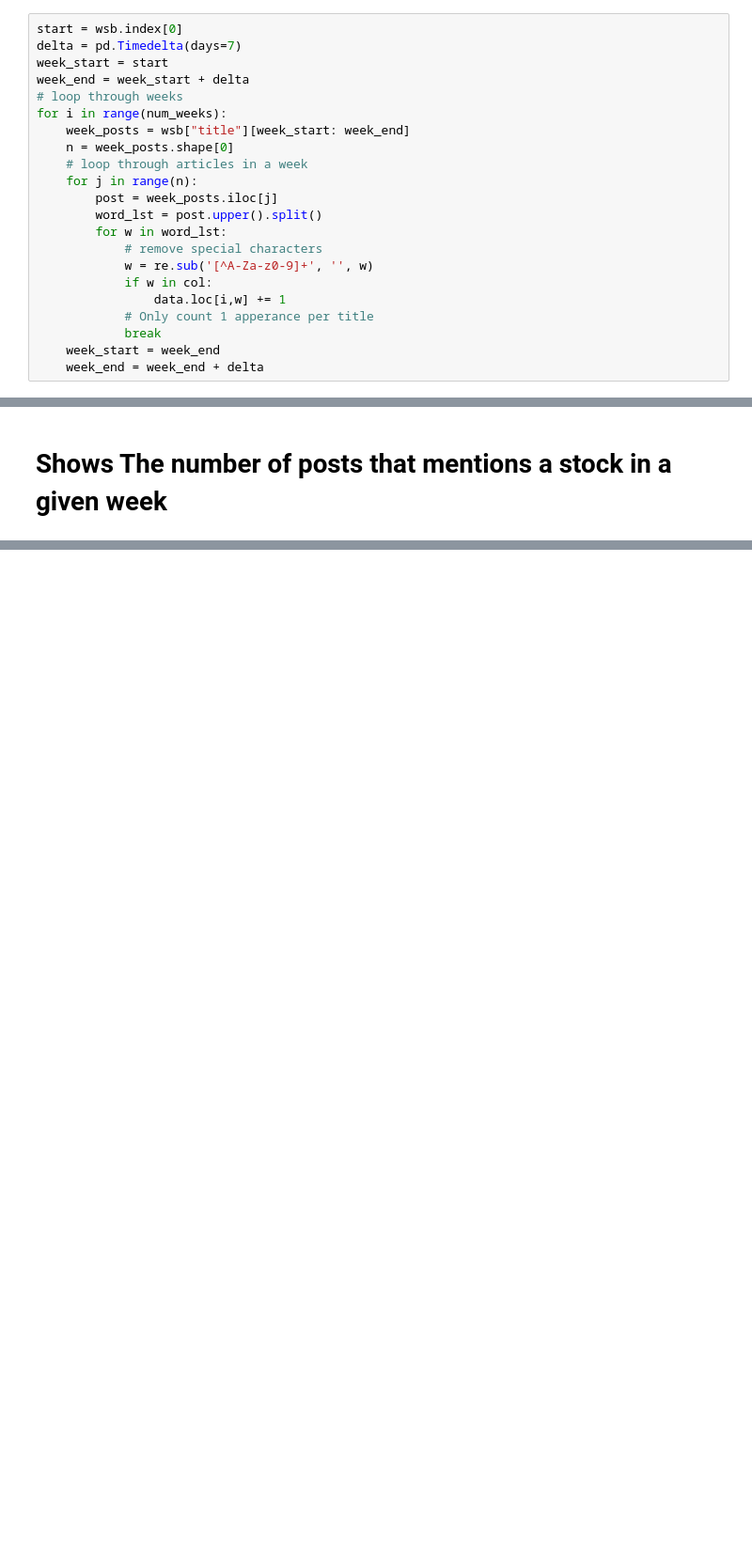
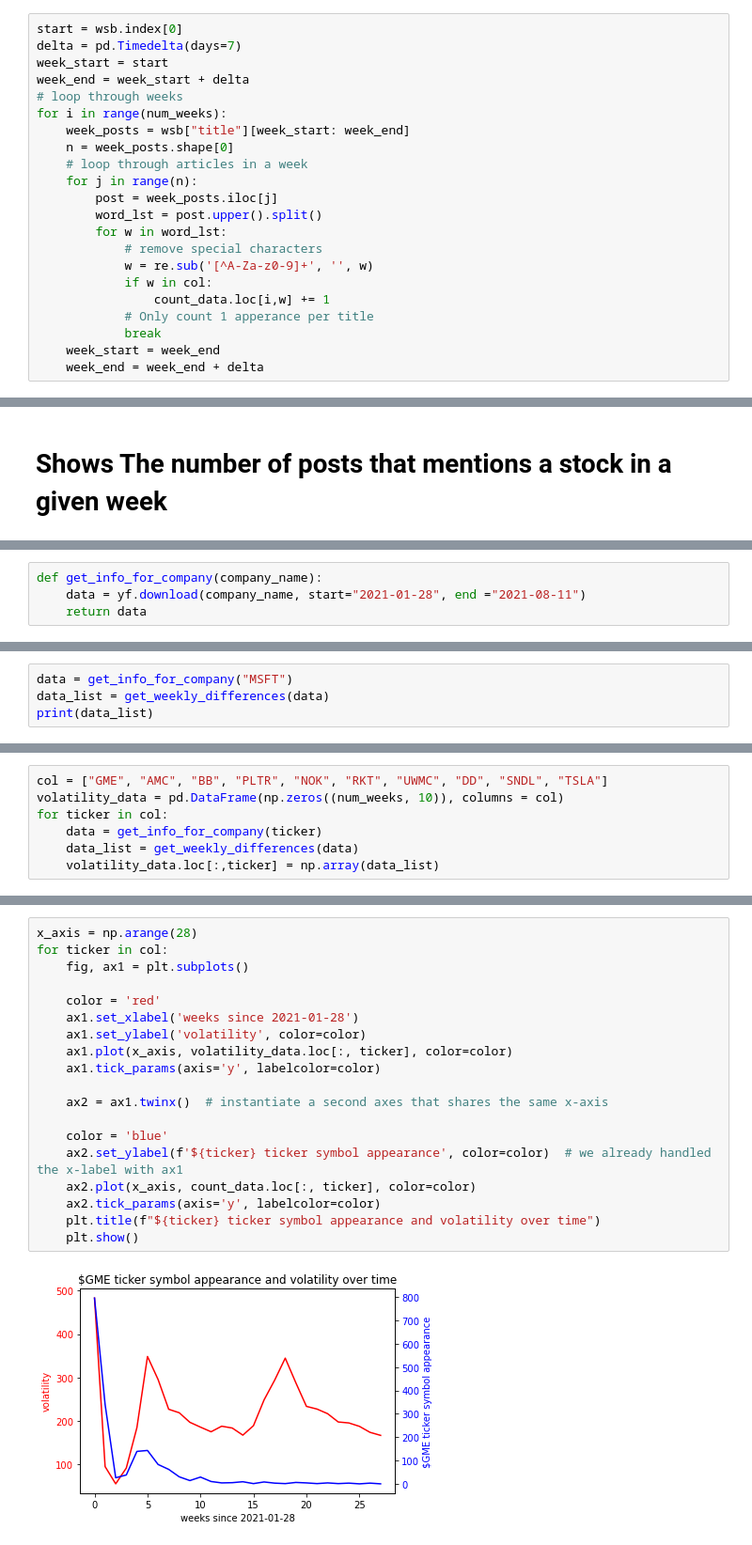
Before and after one commit to batuhanertas/crowdsourcing_project_2, a Jupyter notebook: Data_Processing.ipynb, the cells around one changed output, grey strips where cells are left out. Shown at 94% size. Cells and saved outputs as stored; diff of their text form; blank space fills up the shorter version.

Commit message:
generated graphs

```diff
--- a/Data_Processing.ipynb
+++ b/Data_Processing.ipynb
@@ -195,7 +195,7 @@ for i in range(num_weeks):
             # remove special characters
             w = re.sub('[^A-Za-z0-9]+', '', w)
             if w in col:
-                data.loc[i,w] += 1
+                count_data.loc[i,w] += 1
             # Only count 1 apperance per title
             break
     week_start = week_end
@@ -228,0 +229,4 @@ data
+# %%
+def get_info_for_company(company_name):
+    data = yf.download(company_name, start="2021-01-28", end ="2021-08-11")
+    return data
@@ -228,0 +256,4 @@ data
+# %%
+data = get_info_for_company("MSFT")
+data_list = get_weekly_differences(data)
+print(data_list)
@@ -228,0 +274,7 @@ data
+# %%
+col = ["GME", "AMC", "BB", "PLTR", "NOK", "RKT", "UWMC", "DD", "SNDL", "TSLA"]
+volatility_data = pd.DataFrame(np.zeros((num_weeks, 10)), columns = col)
+for ticker in col:
+    data = get_info_for_company(ticker)
+    data_list = get_weekly_differences(data)
+    volatility_data.loc[:,ticker] = np.array(data_list)
@@ -228,0 +292,21 @@ data
+# %%
+x_axis = np.arange(28)
+for ticker in col:
+    fig, ax1 = plt.subplots()
+
+    color = 'red'
+    ax1.set_xlabel('weeks since 2021-01-28')
+    ax1.set_ylabel('volatility', color=color)
+    ax1.plot(x_axis, volatility_data.loc[:, ticker], color=color)
+    ax1.tick_params(axis='y', labelcolor=color)
+
+    ax2 = ax1.twinx()  # instantiate a second axes that shares the same x-axis
+
+    color = 'blue'
+    ax2.set_ylabel(f'${ticker} ticker symbol appearance', color=color)  # we already handled the x-label with ax1
+    ax2.plot(x_axis, count_data.loc[:, ticker], color=color)
+    ax2.tick_params(axis='y', labelcolor=color)
+    plt.title(f"${ticker} ticker symbol appearance and volatility over time")
+    plt.show()
+# %% [output]
+[figure, added]
```
Also changed, not shown: parts of 13 cells of this notebook.
